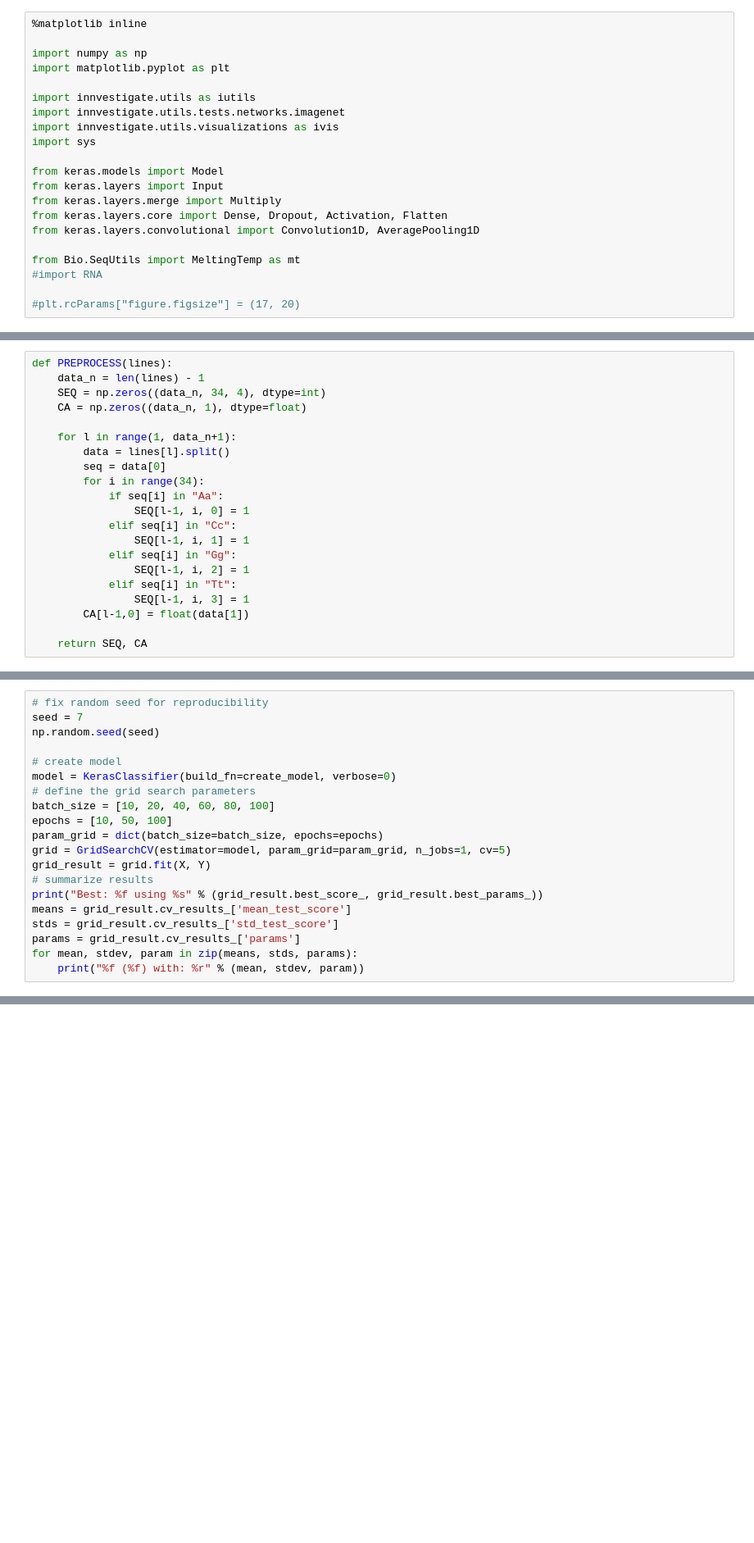
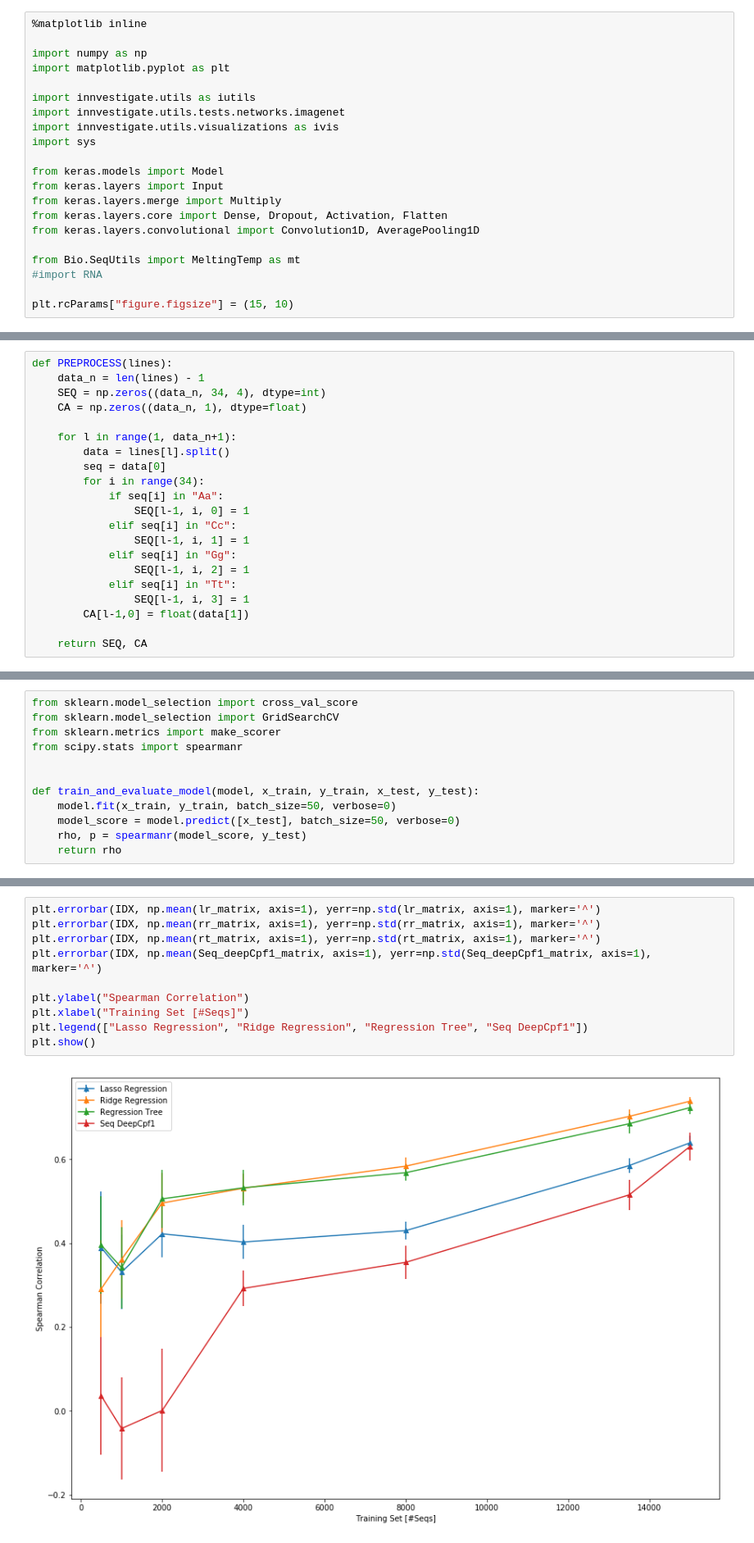
Before and after one commit to sproft/DeepCpf1, a Jupyter notebook: Figure1b/Figure1b.ipynb, the cells around one changed output, grey strips where cells are left out. Shown at 82% size. Cells and saved outputs as stored; diff of their text form; blank space fills up the shorter version.

Commit message:
added regressions
# Conflicts:
#	DeepCpf1.py

```diff
--- a/Figure1b/Figure1b.ipynb
+++ b/Figure1b/Figure1b.ipynb
@@ -18,4 +18,4 @@ from keras.layers.convolutional import Convolution1D, AveragePooling1D
 from Bio.SeqUtils import MeltingTemp as mt
 #import RNA
 
-#plt.rcParams["figure.figsize"] = (17, 20)
+plt.rcParams["figure.figsize"] = (15, 10)
@@ -244,20 +211,0 @@ Y = Y[:1000]
-# %%
-# fix random seed for reproducibility
-seed = 7
-np.random.seed(seed)
-
-# create model
-model = KerasClassifier(build_fn=create_model, verbose=0)
-# define the grid search parameters
-batch_size = [10, 20, 40, 60, 80, 100]
-epochs = [10, 50, 100]
-param_grid = dict(batch_size=batch_size, epochs=epochs)
-grid = GridSearchCV(estimator=model, param_grid=param_grid, n_jobs=1, cv=5)
-grid_result = grid.fit(X, Y)
-# summarize results
-print("Best: %f using %s" % (grid_result.best_score_, grid_result.best_params_))
-means = grid_result.cv_results_['mean_test_score']
-stds = grid_result.cv_results_['std_test_score']
-params = grid_result.cv_results_['params']
-for mean, stdev, param in zip(means, stds, params):
-    print("%f (%f) with: %r" % (mean, stdev, param))
@@ -265,0 +212,12 @@ KeyboardInterrupt:
+# %%
+from sklearn.model_selection import cross_val_score
+from sklearn.model_selection import GridSearchCV
+from sklearn.metrics import make_scorer
+from scipy.stats import spearmanr
+
+
+def train_and_evaluate_model(model, x_train, y_train, x_test, y_test):
+    model.fit(x_train, y_train, batch_size=50, verbose=0)
+    model_score = model.predict([x_test], batch_size=50, verbose=0)
+    rho, p = spearmanr(model_score, y_test)
+    return rho
@@ -265,0 +330,12 @@ KeyboardInterrupt:
+# %%
+plt.errorbar(IDX, np.mean(lr_matrix, axis=1), yerr=np.std(lr_matrix, axis=1), marker='^')
+plt.errorbar(IDX, np.mean(rr_matrix, axis=1), yerr=np.std(rr_matrix, axis=1), marker='^')
+plt.errorbar(IDX, np.mean(rt_matrix, axis=1), yerr=np.std(rt_matrix, axis=1), marker='^')
+plt.errorbar(IDX, np.mean(Seq_deepCpf1_matrix, axis=1), yerr=np.std(Seq_deepCpf1_matrix, axis=1), marker='^')
+
+plt.ylabel("Spearman Correlation")
+plt.xlabel("Training Set [#Seqs]")
+plt.legend(["Lasso Regression", "Ridge Regression", "Regression Tree", "Seq DeepCpf1"])
+plt.show()
+# %% [output]
+[figure, added]
```
Also changed, not shown: parts of 8 cells of this notebook.
